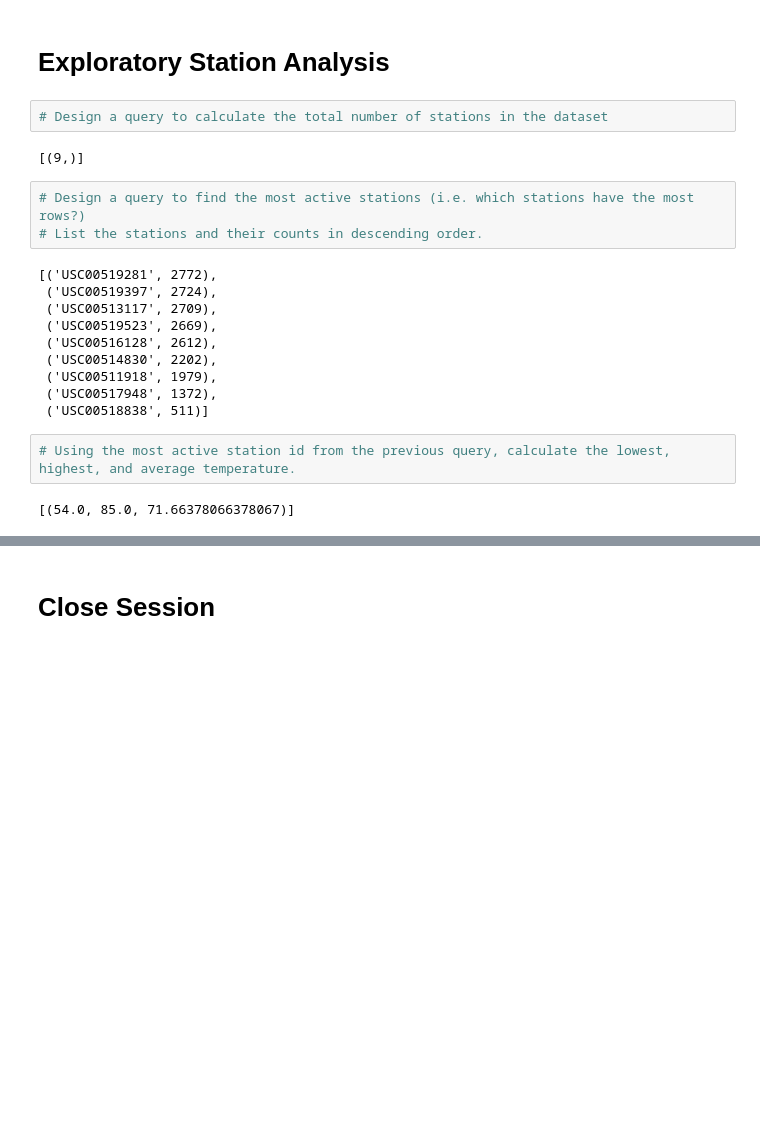
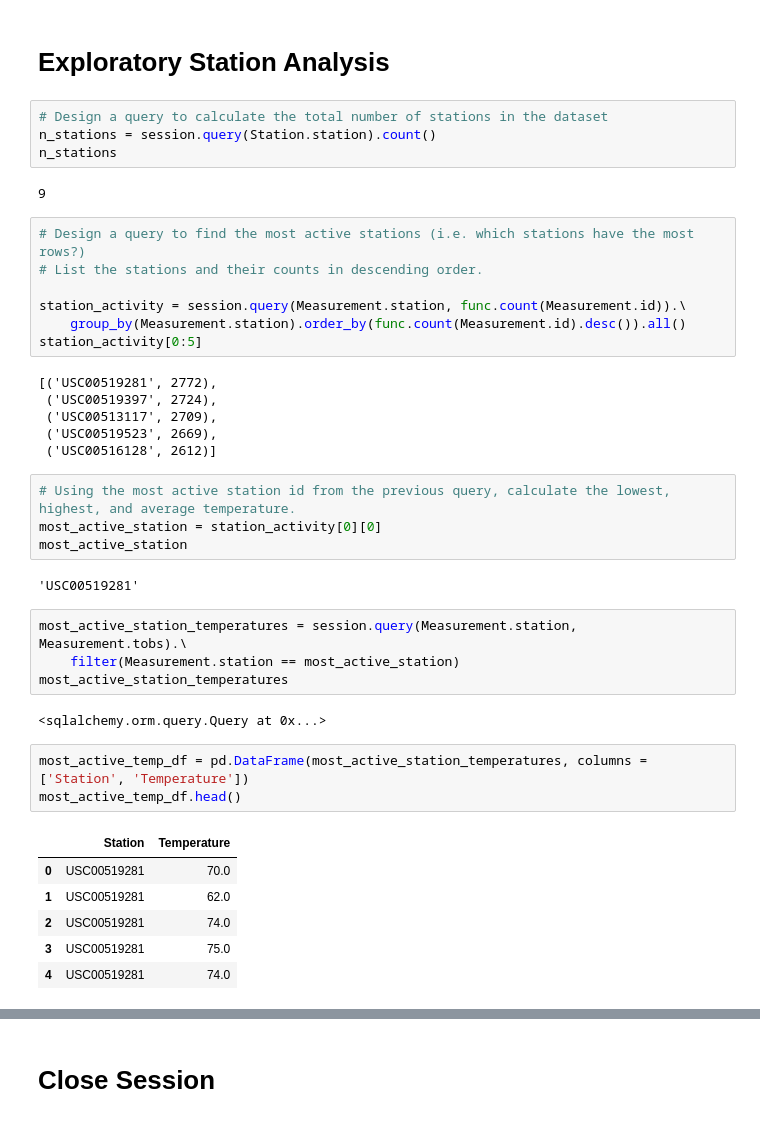
Before and after one commit to ethanwright96/sqlalchemy-challenge, a Jupyter notebook: SurfsUp/main.ipynb, the cells around one changed output, grey strips where cells are left out. Saved outputs shown, nothing was run; the diff lists cells and outputs as text; blank space fills up the shorter version.

```diff
--- a/SurfsUp/main.ipynb
+++ b/SurfsUp/main.ipynb
@@ -123,22 +123,42 @@ Name: Precipitation, dtype: float64
 # Exploratory Station Analysis
 # %%
 # Design a query to calculate the total number of stations in the dataset
+n_stations = session.query(Station.station).count()
+n_stations
 # %% [output]
-[(9,)]
+9
 # %%
 # Design a query to find the most active stations (i.e. which stations have the most rows?)
 # List the stations and their counts in descending order.
+
+station_activity = session.query(Measurement.station, func.count(Measurement.id)).\
+    group_by(Measurement.station).order_by(func.count(Measurement.id).desc()).all()
+station_activity[0:5]
 # %% [output]
 [('USC00519281', 2772),
  ('USC00519397', 2724),
  ('USC00513117', 2709),
  ('USC00519523', 2669),
- ('USC00516128', 2612),
- ('USC00514830', 2202),
- ('USC00511918', 1979),
- ('USC00517948', 1372),
- ('USC00518838', 511)]
+ ('USC00516128', 2612)]
 # %%
 # Using the most active station id from the previous query, calculate the lowest, highest, and average temperature.
+most_active_station = station_activity[0][0]
+most_active_station
 # %% [output]
-[(54.0, 85.0, 71.66378066378067)]
+'USC00519281'
+# %%
+most_active_station_temperatures = session.query(Measurement.station, Measurement.tobs).\
+    filter(Measurement.station == most_active_station)
+most_active_station_temperatures
+# %% [output]
+<sqlalchemy.orm.query.Query at 0x...>
+# %%
+most_active_temp_df = pd.DataFrame(most_active_station_temperatures, columns = ['Station', 'Temperature'])
+most_active_temp_df.head()
+# %% [output]
+|  | Station | Temperature |
+| 0 | USC00519281 | 70.0 |
+| 1 | USC00519281 | 62.0 |
+| 2 | USC00519281 | 74.0 |
+| 3 | USC00519281 | 75.0 |
+| 4 | USC00519281 | 74.0 |
```
Also changed, not shown: parts of 5 cells of this notebook, 2 other files.
